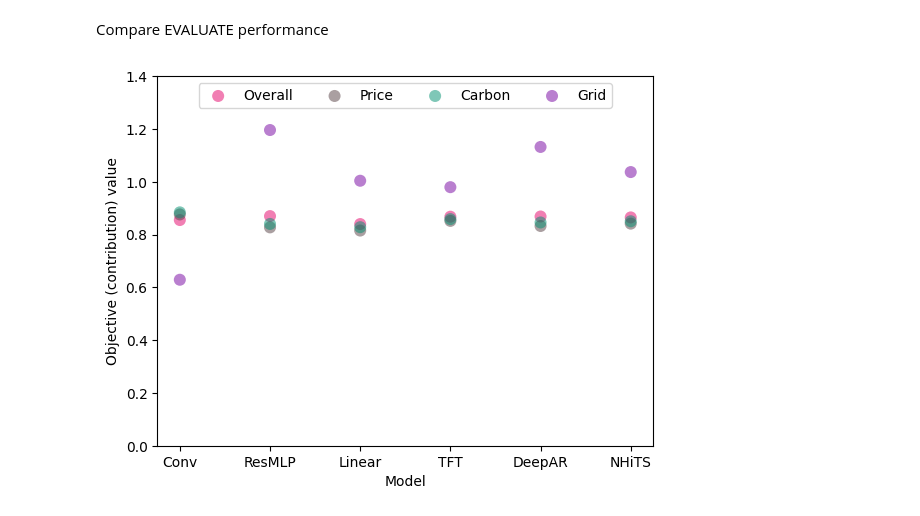
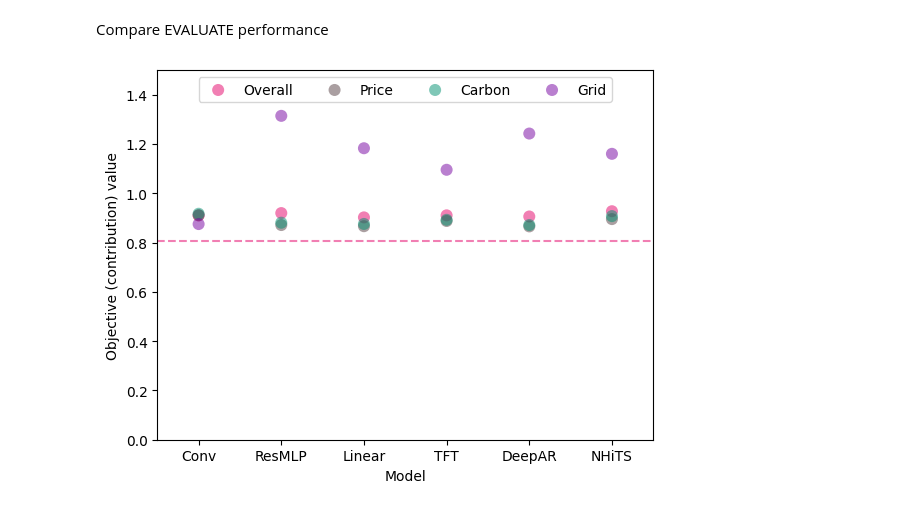
Before and after one commit to EECi/Annex_37, a Jupyter notebook: plots/plot_model_comparisons.ipynb, the cells around one changed output. Drawn from its saved outputs; the diff is of its cells as text; code cells hidden in the pictures.

```diff
--- a/plots/plot_model_comparisons.ipynb
+++ b/plots/plot_model_comparisons.ipynb
@@ -32,17 +32,17 @@ print(comp_results)
 # %%
-models = ['analysis\conv_0', r'analysis\resmlp_0', 'analysis\linear_0', 'TFT', 'DeepAR', 'NHiTS']
+models = ['conv', 'resmlp', 'linear', 'TFT', 'DeepAR', 'NHiTS']
 model_names = ['Conv', 'ResMLP', 'Linear', 'TFT', 'DeepAR', 'NHiTS']
 UCam_ids = [0,3,9,11,12,15,16,25,26,32,38,44,45,48,49]
-columns = ['P','C',*['L%s'%id for id in UCam_ids]]
+columns = ['P','C','S',*['L%s'%id for id in UCam_ids]]
 # %%
-for metric, metric_name, ymax in zip(['gmnMAE','gmnRMSE'],['nMAE','nRMSE'],[0.087,0.105]):
+for metric, metric_name, ymax in zip(['gmnMAE','gmnRMSE'],['nMAE','nRMSE'],[1.6,1.6]):
     fig, ax = plt.subplots()
     ax.set_box_aspect(1.5)
     for i,model in enumerate(models):
-        ax.scatter(range(2),comp_results[(comp_results['Model Name']==model) & (comp_results['Metric']==metric)][columns[:2]],label=model_names[i],color=eeci_colors[i], alpha=0.5, edgecolors='none',s=75)
-    plt.xticks(range(2),['Pricing','Carbon'])
+        ax.scatter(range(3),comp_results[(comp_results['Model Name']==model) & (comp_results['Metric']==metric)][columns[:3]],label=model_names[i],color=eeci_colors[i], alpha=0.5, edgecolors='none',s=75)
+    plt.xticks(range(3),['Pricing','Carbon','Solar'])
     plt.ylim(0,ymax)
-    plt.xlim(-0.5,1.5)
+    plt.xlim(-0.5,2.5)
     plt.ylabel(f'Prediction Quality ({metric_name})')
     plt.legend(loc='upper center', bbox_to_anchor=(0.5, 1), ncol=2, fancybox=True)
     plt.show()
@@ -55,9 +55,9 @@ Note `conv` is an outlier in how bad it is!
 for metric, metric_name in zip(['gmnMAE','gmnRMSE'],['nMAE','nRMSE']):
     fig, ax = plt.subplots()
     for i,model in enumerate(models):
-        ax.scatter(range(len(UCam_ids)),comp_results[(comp_results['Model Name']==model) & (comp_results['Metric']==metric)][columns[2:]],label=model_names[i],color=eeci_colors[i], alpha=0.5, edgecolors='none',s=75)
+        ax.scatter(range(len(UCam_ids)),comp_results[(comp_results['Model Name']==model) & (comp_results['Metric']==metric)][columns[3:]],label=model_names[i],color=eeci_colors[i], alpha=0.5, edgecolors='none',s=75)
     plt.xticks(range(len(UCam_ids)),UCam_ids)
-    plt.ylim(0,0.8)
+    plt.ylim(0,1.8)
     plt.ylabel(f'Prediction Quality ({metric_name})')
     plt.xlabel('Building Number')
     plt.legend(loc='upper center', bbox_to_anchor=(0.5, 1), ncol=3, fancybox=True)
@@ -68,19 +68,21 @@ for metric, metric_name in zip(['gmnMAE','gmnRMSE'],['nMAE','nRMSE']):
 # %% [markdown]
 Compare EVALUATE performance
 # %%
-eval_file = os.path.join('..','results', 'evaluate_tests_same-train-test.csv')
+eval_file = os.path.join('..','results', 'evaluate_tests_baseline.csv')
 eval_results = pd.read_csv(eval_file)
 # %%
 columns = ['Overall','Price','Carbon','Grid']
 
 fig, ax = plt.subplots()
 for i,col in enumerate(columns):
     ax.scatter(range(len(models)),[eval_results[col][eval_results['Model']==model] for model in models],label=col,color=eeci_colors[i], alpha=0.5, edgecolors='none',s=75)
+ax.hlines([0.8068829133338647], xmin=-0.5, xmax=len(models)-0.5, colors=eeci_colors[0], ls='--', alpha=0.5)
 plt.xticks(range(len(models)),model_names)
 plt.xlabel('Model')
-plt.ylim(0,1.4)
+plt.xlim(-0.5,len(models)-0.5)
+plt.ylim(0,1.5)
 plt.ylabel(f'Objective (contribution) value')
 plt.legend(loc='upper center', bbox_to_anchor=(0.5, 1), ncol=4, fancybox=True)
 plt.show()
 # %% [output]
-[figure, old version]
+[figure, new version]
```
Also changed, not shown: parts of 4 cells of this notebook, 3 other files.
